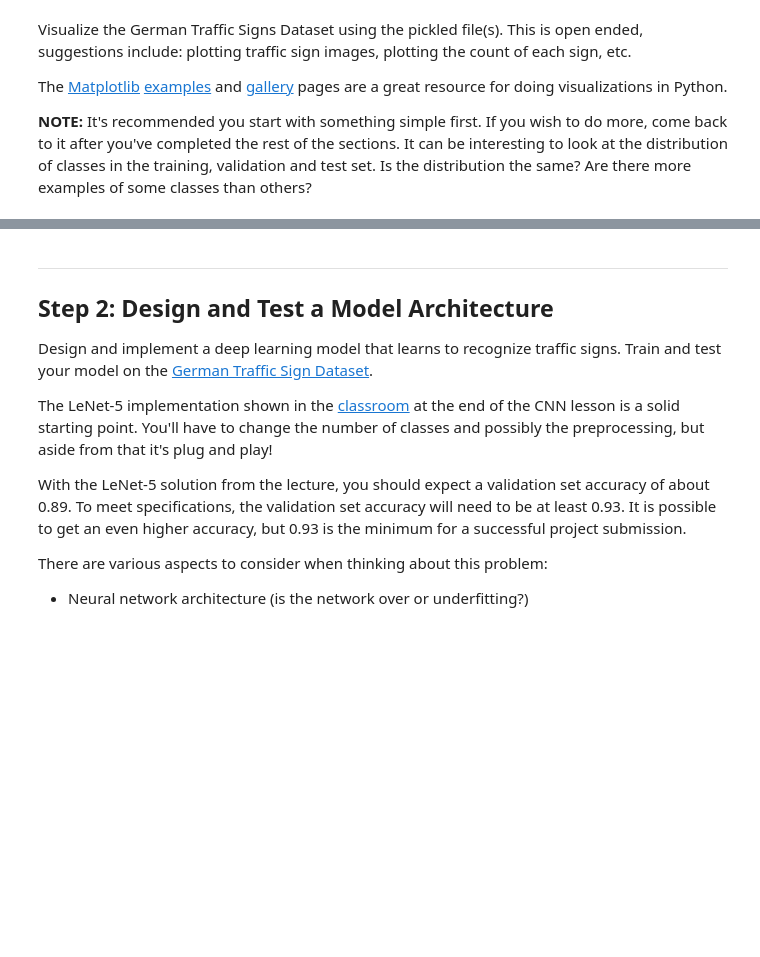
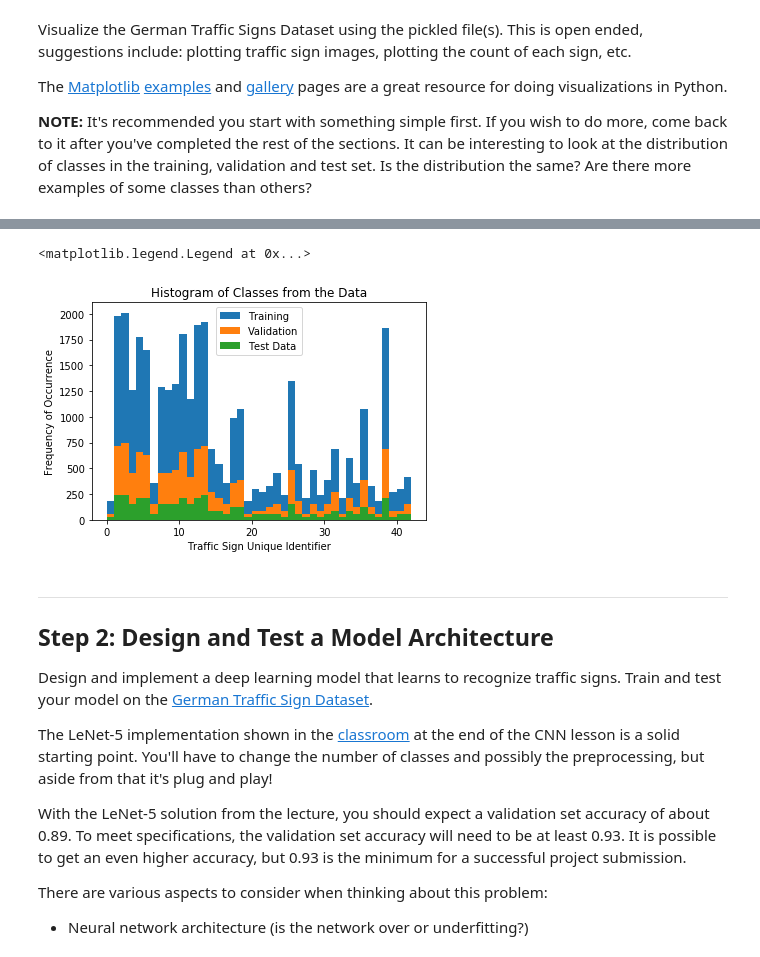
Before and after one commit to amanda-ni/CarND-Traffic-Sign-Classifier-P2, a Jupyter notebook: Traffic_Sign_Classifier.ipynb, the cells around one changed output, grey strips where cells are left out. Cells and saved outputs as stored; diff of their text form; code cells hidden in the pictures; blank space fills up the shorter version.

```diff
--- a/Traffic_Sign_Classifier.ipynb
+++ b/Traffic_Sign_Classifier.ipynb
@@ -128,3 +133,16 @@ show_images(imnums, rows=4)
+# %%
+plt.hist(y_train, bins=range(43))
+plt.hist(y_test, bins=range(43))
+plt.hist(y_valid, bins=range(43))
+
+plt.xlabel('Traffic Sign Unique Identifier')
+plt.ylabel('Frequency of Occurrence')
+plt.title('Histogram of Classes from the Data')
+
+plt.legend(['Training', 'Validation', 'Test Data'])
+# %% [output]
+<matplotlib.legend.Legend at 0x...>
+[figure, added]
 # %% [markdown]
 ----
 
```
Also changed, not shown: parts of 7 cells of this notebook, 3 other files.
